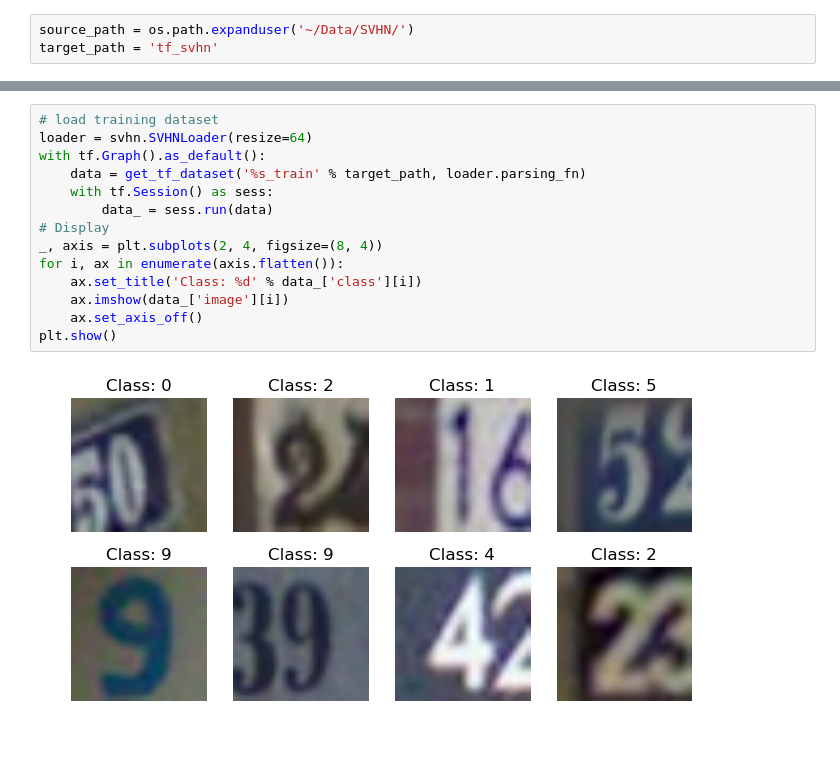
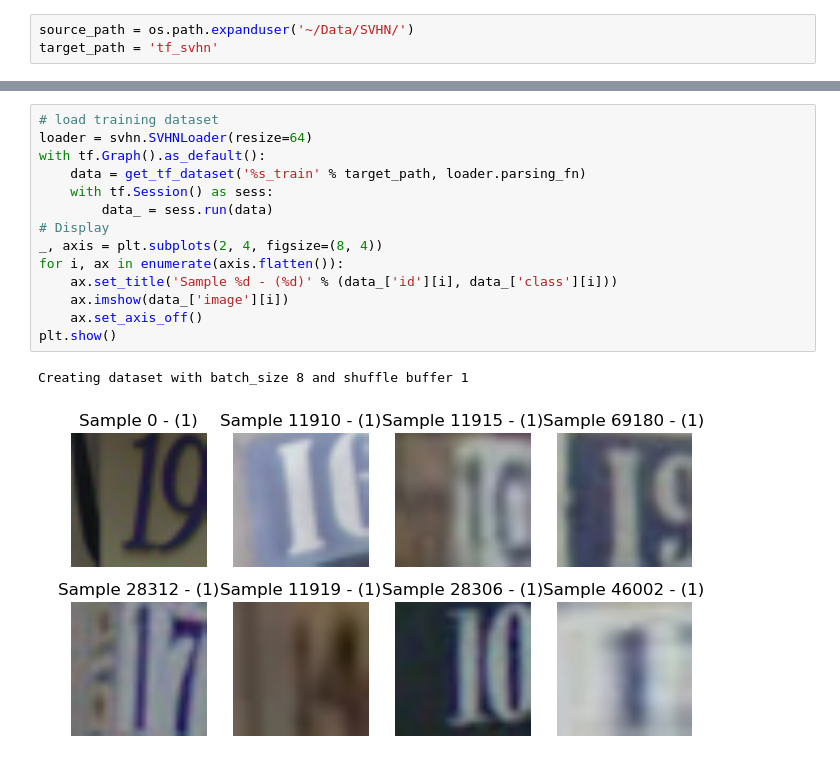
Before and after one commit to ameroyer/TFDatasets, a Jupyter notebook: load_datasets.ipynb, the cells around one changed output, grey strips where cells are left out. Drawn from its saved outputs; the diff is of its cells as text.

```diff
--- a/load_datasets.ipynb
+++ b/load_datasets.ipynb
@@ -119,16 +122,17 @@ Wall time: 12.5 s
 # %%
 # load training dataset
 loader = svhn.SVHNLoader(resize=64)
 with tf.Graph().as_default():
     data = get_tf_dataset('%s_train' % target_path, loader.parsing_fn)
     with tf.Session() as sess:
         data_ = sess.run(data)
 # Display
 _, axis = plt.subplots(2, 4, figsize=(8, 4))
 for i, ax in enumerate(axis.flatten()):
-    ax.set_title('Class: %d' % data_['class'][i])
+    ax.set_title('Sample %d - (%d)' % (data_['id'][i], data_['class'][i]))
     ax.imshow(data_['image'][i])
     ax.set_axis_off()
 plt.show()
 # %% [output]
+Creating dataset with batch_size 8 and shuffle buffer 1
-[figure, old version]
+[figure, new version]
```
Also changed, not shown: parts of 2 cells of this notebook, 1 other file.
